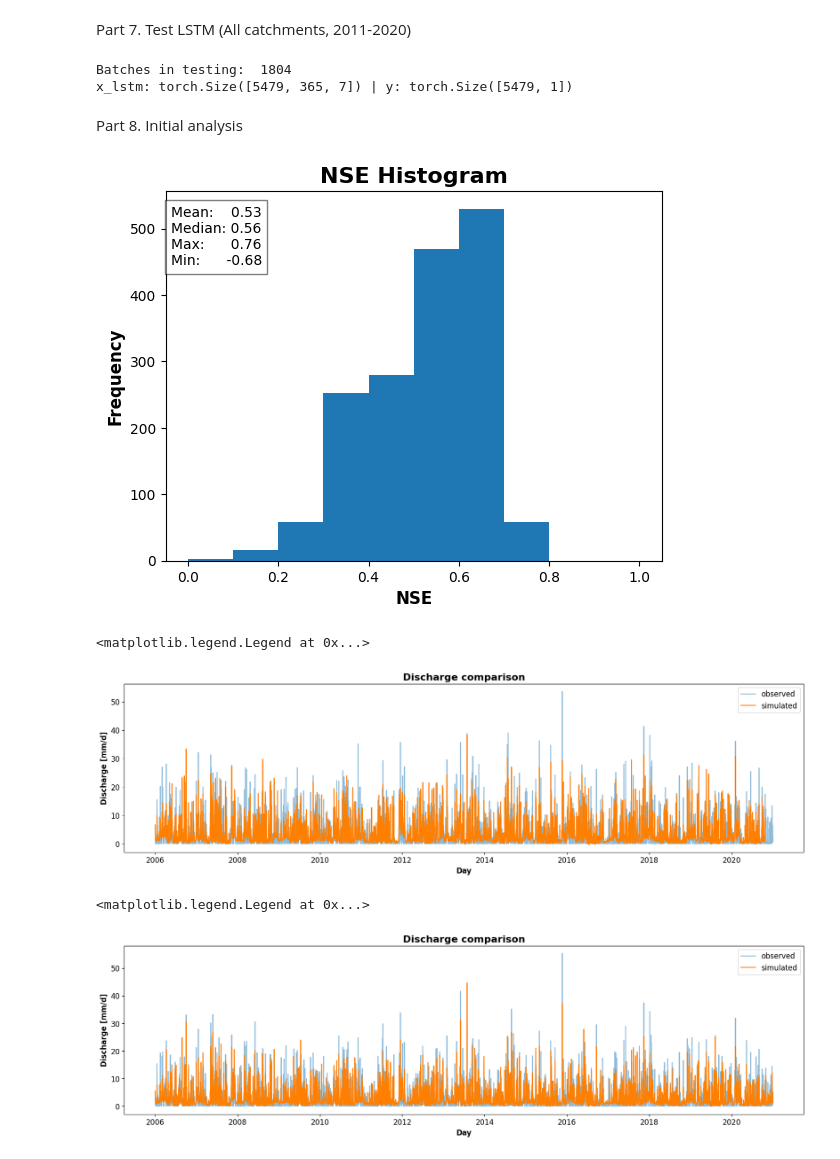
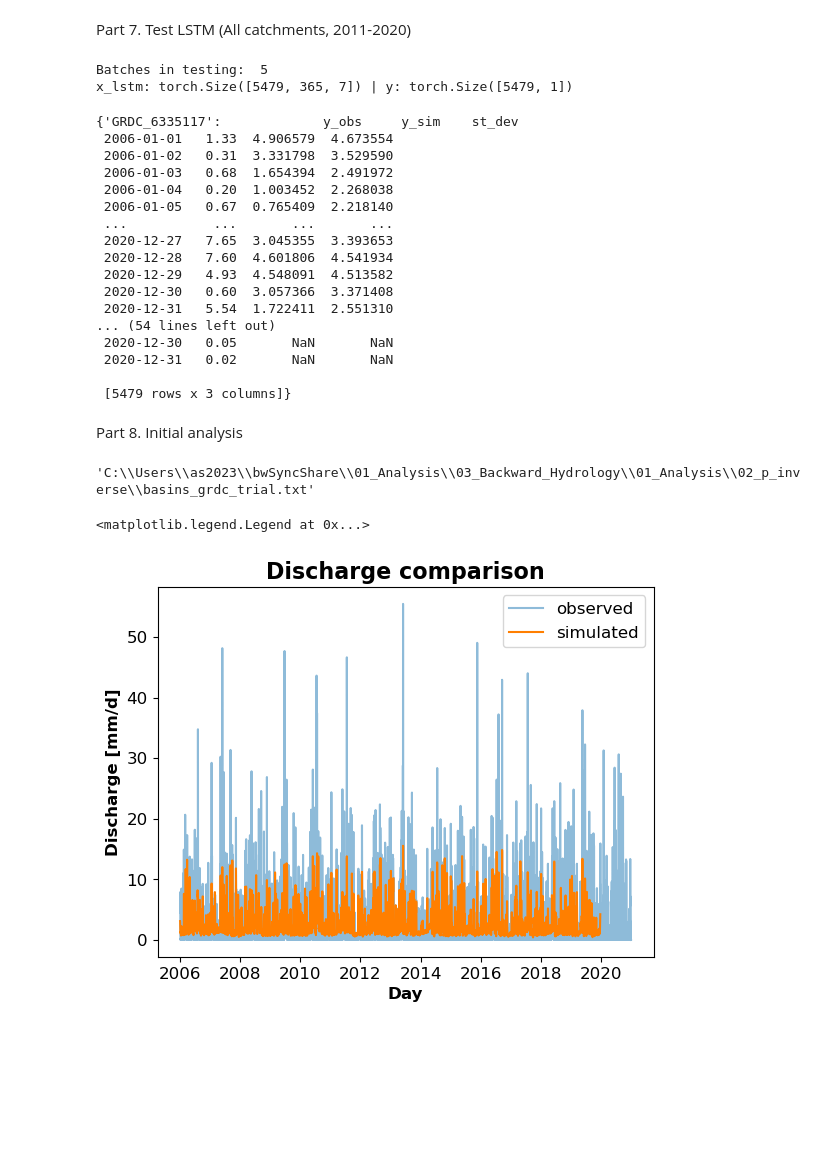
Before and after one commit to Ash-Manoj/lstm_backward, a Jupyter notebook: experiments/inverse_europe_mdn.ipynb, the cells around one changed output. Cells and saved outputs as stored; diff of their text form; code cells hidden in the pictures; blank space fills up the shorter version.

Commit message:
inverse mdn runs

```diff
--- a/experiments/inverse_europe_mdn.ipynb
+++ b/experiments/inverse_europe_mdn.ipynb
@@ -578,7 +578,7 @@ for epoch in range(start_epoch, model_hyper_parameters["no_of_epochs"]):
     total_loss = 0
     # Training ----------------------------------------------------------------------
     lstm_model.train()
-    for (x_lstm, y) in train_loader:
+    for (x_lstm, y, per_basin_target_std) in train_loader:
         optimizer.zero_grad() # sets gradients of weights and bias to zero
 
         # Move data to the device
@@ -596,7 +596,7 @@ for epoch in range(start_epoch, model_hyper_parameters["no_of_epochs"]):
         total_loss += loss.item()
 
         # remove from cuda
-        del x_lstm, y, pi, mu, sigma
+        del x_lstm, y, pi, mu, sigma, per_basin_target_std
         torch.cuda.empty_cache()
 
     # average loss training
@@ -674,7 +700,7 @@ Total training time: 8906.8  s
 Part 7. Test LSTM (All catchments, 2011-2020)
 # %%
 # Dataset testing
-path_entities = '../data/combined_europe.txt'
+path_entities = r"C:\Users\as2023\bwSyncShare\01_Analysis\03_Backward_Hydrology\01_Analysis\02_p_inverse\basins_grdc_trial.txt"
 testing_period = ['2006-01-01','2020-12-31']
 test_dataset = BaseDataset(dynamic_input=dynamic_input,
                            static_input=static_input,
@@ -708,7 +734,7 @@ valid_basins_testing = [next(group)[0] for key, group in groupby(test_dataset.va
 valid_entity_per_basin_testing = [[id for _, id in group] for key, group in groupby(test_dataset.valid_entities,
                                                                                     key=lambda x: x[0])]
 # %% [output]
-Batches in testing:  1804
+Batches in testing:  5
 x_lstm: torch.Size([5479, 365, 7]) | y: torch.Size([5479, 1])
 # %%
 lstm_model.eval()
@@ -735,72 +769,59 @@ with torch.no_grad():
         torch.cuda.empty_cache()
+# %%
+test_results
+# %% [output]
+{'GRDC_6335117':             y_obs     y_sim    st_dev
+ 2006-01-01   1.33  4.906579  4.673554
+ 2006-01-02   0.31  3.331798  3.529590
+ 2006-01-03   0.68  1.654394  2.491972
+ 2006-01-04   0.20  1.003452  2.268038
+ 2006-01-05   0.67  0.765409  2.218140
+ ...           ...       ...       ...
+ 2020-12-27   7.65  3.045355  3.393653
+ 2020-12-28   7.60  4.601806  4.541934
+ 2020-12-29   4.93  4.548091  4.513582
+ 2020-12-30   0.60  3.057366  3.371408
+ 2020-12-31   5.54  1.722411  2.551310
+... (54 lines left out)
+ 2020-12-30   0.05       NaN       NaN
+ 2020-12-31   0.02       NaN       NaN
+
+ [5479 rows x 3 columns]}
 # %% [markdown]
 Part 8. Initial analysis
 # %%
-# Loss testing
-loss_testing = nse(df_results=test_results, average=False)
-df_NSE = pd.DataFrame(data={'basin_id': valid_basins_testing, 'NSE': np.round(loss_testing,3)})
-df_NSE = df_NSE.set_index('basin_id')
-df_NSE.to_csv(path_save_folder+'/NSE.csv', index=True, header=True)
-
 # Simulated and observed results
 y_sim = pd.concat([pd.DataFrame({key: value['y_sim']}) for key, value in test_results.items()], axis=1)
 y_obs = pd.concat([pd.DataFrame({key: value['y_obs']}) for key, value in test_results.items()], axis=1)
+y_std = pd.concat([pd.DataFrame({key: value['st_dev']}) for key, value in test_results.items()], axis=1)
 
 # Set index same as last dataframe in loop (because of how the dataframes where constructed all have the same indexes)
 y_sim = y_sim.set_index(list(test_results.values())[0]['y_sim'].index)
 y_obs = y_obs.set_index(list(test_results.values())[0]['y_obs'].index)
+y_std = y_obs.set_index(list(test_results.values())[0]['st_dev'].index)
 
 # Export the results
 y_sim.to_csv(path_save_folder+'/y_sim.csv', index=True, header=True)
 y_obs.to_csv(path_save_folder+'/y_obs.csv', index=True, header=True)
+y_std.to_csv(path_save_folder+'/y_std.csv', index=True, header=True)
-# %%
-# Plot the histogram
-plt.hist(df_NSE['NSE'], bins=[0, .1, .2, .3, .4, .5, .6, .7, .8, .9, 1])
-
-# Add NSE statistics to the plot
-plt.text(0.01, 0.8, f'Mean: {"%.2f" % df_NSE["NSE"].mean():>7}\nMedian: {"%.2f" % df_NSE["NSE"].median():>0}\nMax: {"%.2f" % df_NSE["NSE"].max():>9}\nMin: {"%.2f" % df_NSE["NSE"].min():>10}',
-         transform=plt.gca().transAxes, bbox=dict(facecolor='white', alpha=0.5))
-
-# Format plot
-plt.rcParams["figure.figsize"] = (20, 5)
-plt.xlabel('NSE', fontsize=12, fontweight='bold')
-plt.ylabel('Frequency', fontsize=12, fontweight='bold')
-plt.title('NSE Histogram', fontsize=16, fontweight='bold')
-#plt.savefig(save_folder+'/NSE_LSTM_Histogram.png', bbox_inches='tight', pad_inches=0)
-plt.show()
-# %% [output]
-[figure, removed]
+# %%
+path_entities
+# %% [output]
+'C:\\Users\\as2023\\bwSyncShare\\01_Analysis\\03_Backward_Hydrology\\01_Analysis\\02_p_inverse\\basins_grdc_trial.txt'
 # %%
 # Plot simulated and observed discharges
-basin_to_analyze = 'GRDC_6335125'
+basin_to_analyze = 'GRDC_6342670'
 
 plt.plot(y_obs[basin_to_analyze], label="observed", color=color_palette["observed"], alpha=0.5)
 plt.plot(y_sim[basin_to_analyze], label="simulated", color=color_palette["LSTM"])
 
 # Format plot
 plt.xlabel('Day', fontsize=12, fontweight='bold')
 plt.ylabel('Discharge [mm/d]', fontsize=12, fontweight='bold')
 plt.title('Discharge comparison', fontsize=16, fontweight='bold')
 plt.tick_params(axis='both', which='major', labelsize=12)
 plt.legend(loc="upper right",fontsize=12)
 #plt.savefig(save_folder+'/Model_Comparison.png', bbox_inches='tight', pad_inches=0)
 # %% [output]
 <matplotlib.legend.Legend at 0x...>
-[figure, old version]
+[figure, new version]
-# %%
-# Plot simulated and observed discharges
-basin_to_analyze = 'GRDC_6335660'
-
-plt.plot(y_obs[basin_to_analyze], label="observed", color=color_palette["observed"], alpha=0.5)
-plt.plot(y_sim[basin_to_analyze], label="simulated", color=color_palette["LSTM"])
-
-# Format plot
-plt.xlabel('Day', fontsize=12, fontweight='bold')
-plt.ylabel('Discharge [mm/d]', fontsize=12, fontweight='bold')
-plt.title('Discharge comparison', fontsize=16, fontweight='bold')
-plt.tick_params(axis='both', which='major', labelsize=12)
-plt.legend(loc="upper right",fontsize=12)
-#plt.savefig(save_folder+'/Model_Comparison.png', bbox_inches='tight', pad_inches=0)
-# %% [output]
-<matplotlib.legend.Legend at 0x...>
-[figure, removed]
```
Also changed, not shown: parts of 15 cells of this notebook, 26 other files.
